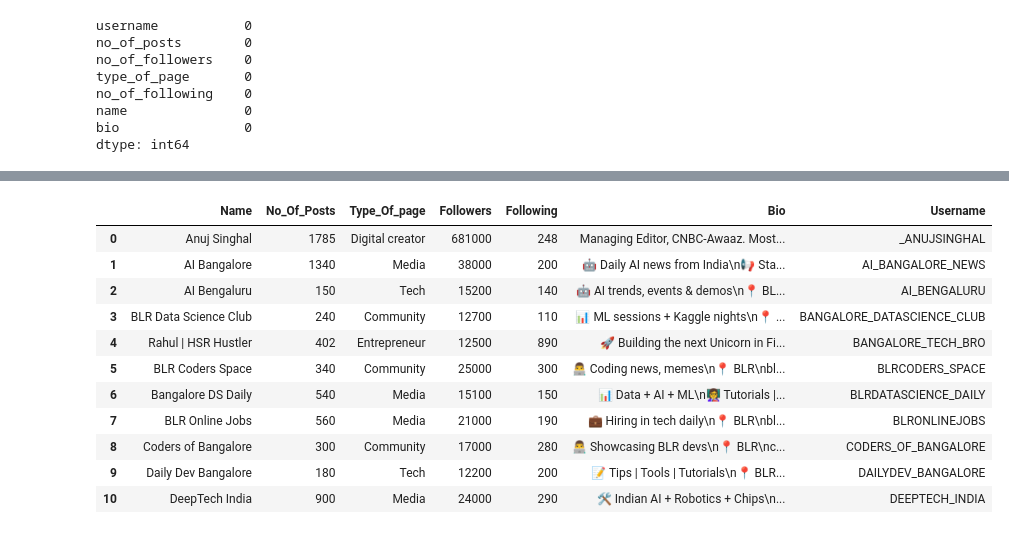
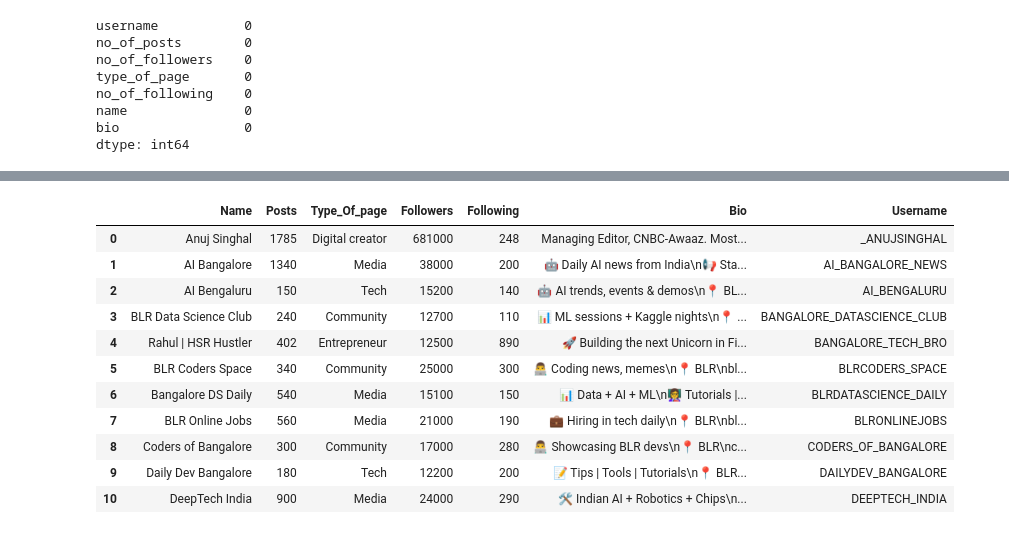
Before and after one commit to mohitmishra8921/Datascience, a Jupyter notebook: datatransforming.ipynb, the cells around one changed output, grey strips where cells are left out. Cells and saved outputs as stored; diff of their text form; code cells hidden in the pictures.

```diff
--- a/datatransforming.ipynb
+++ b/datatransforming.ipynb
@@ -161,10 +161,10 @@ df5
 | 9 | DAILYDEV_BANGALORE | 180 | 12200 | Tech | 200 | Daily Dev Bangalore | 📝 Tips | Tools | Tutorials\n📍 BLR... |
 | 10 | DEEPTECH_INDIA | 900 | 24000 | Media | 290 | DeepTech India | 🛠️ Indian AI + Robotics + Chips\n... |
 # %%
-df5 = df5[["Name","No_Of_Posts","Type_Of_page","Followers","Following","Bio","Username"]]
+df5 = df5[["Name","Posts","Type_Of_page","Followers","Following","Bio","Username"]].copy()
 df5
 # %% [output]
-|  | Name | No_Of_Posts | Type_Of_page | Followers | Following | Bio | Username |
+|  | Name | Posts | Type_Of_page | Followers | Following | Bio | Username |
 | 0 | Anuj Singhal | 1785 | Digital creator | 681000 | 248 | Managing Editor, CNBC-Awaaz. Most... | _ANUJSINGHAL |
 | 1 | AI Bangalore | 1340 | Media | 38000 | 200 | 🤖 Daily AI news from India\n📢 Sta... | AI_BANGALORE_NEWS |
 | 2 | AI Bengaluru | 150 | Tech | 15200 | 140 | 🤖 AI trends, events & demos\n📍 BL... | AI_BENGALURU |
```
Also changed, not shown: parts of 3 cells of this notebook, 10 other files.
